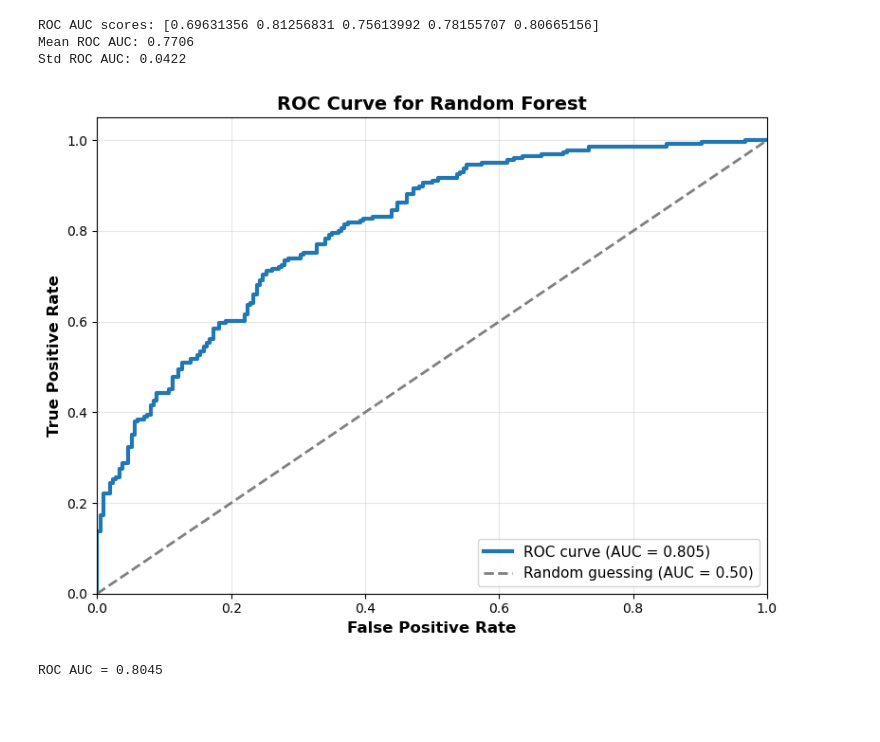
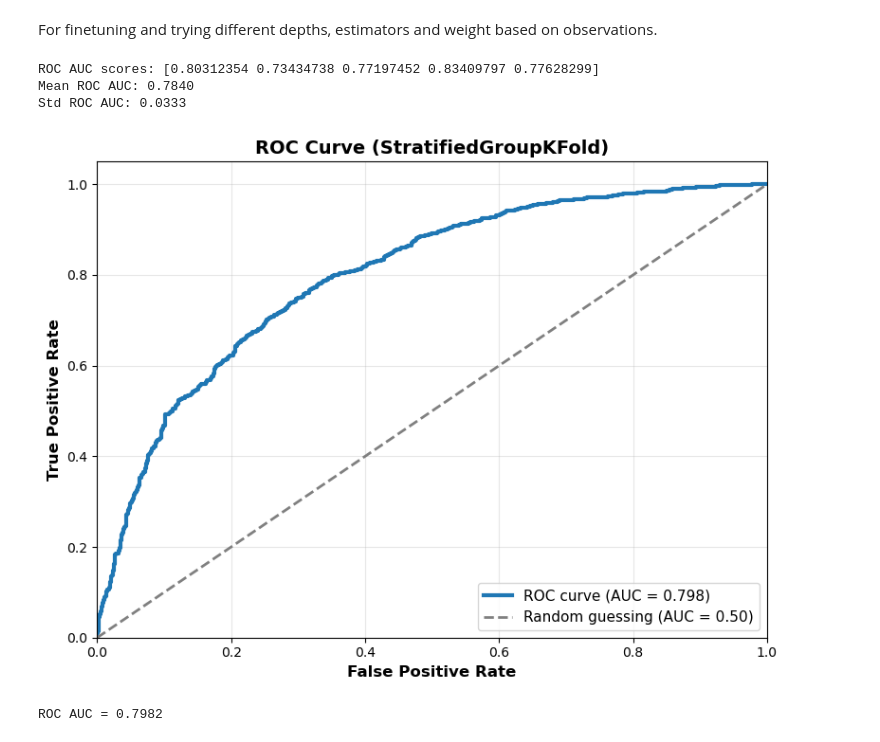
Before and after one commit to FrejaITU/2026_PDS_Whales_Also_Have_Skin_Lesions, a Jupyter notebook: src/Model evaluation/random_forest.ipynb, the cells around one changed output. Drawn from its saved outputs; the diff is of its cells as text; code cells hidden in the pictures; blank space fills up the shorter version.

```diff
--- a/src/Model evaluation/random_forest.ipynb
+++ b/src/Model evaluation/random_forest.ipynb
@@ -266,7 +158,6 @@ Train_acc: 0.8135 - val_acc: 0.7098 - Train_AUC: 0.9044 - Val_AUC: 0.8152
+# %% [markdown]
+For finetuning and trying different depths, estimators and weight based on observations.
 # %%
-from sklearn.model_selection import StratifiedGroupKFold, cross_val_score
-from sklearn.ensemble import RandomForestClassifier
-
 # Patient groups for the training data
 groups_train = df.loc[X_train.index, "patient_id"]
 
@@ -280,9 +171,9 @@ cv = StratifiedGroupKFold(
 # Model to evaluate
 model = RandomForestClassifier(
     n_estimators=500,
-    max_depth=8,
+    max_depth=6,
     random_state=42,
-    class_weight={0: 1, 1: 1.5}
+    class_weight="balanced"
 )
 
 # Cross-validation scores
@@ -299,37 +190,64 @@ print("ROC AUC scores:", scores)
 print(f"Mean ROC AUC: {scores.mean():.4f}")
 print(f"Std ROC AUC: {scores.std():.4f}")
 # %% [output]
-ROC AUC scores: [0.69631356 0.81256831 0.75613992 0.78155707 0.80665156]
-Mean ROC AUC: 0.7706
-Std ROC AUC: 0.0422
+ROC AUC scores: [0.80312354 0.73434738 0.77197452 0.83409797 0.77628299]
+Mean ROC AUC: 0.7840
+Std ROC AUC: 0.0333
 # %%
-# Plot ROC curve for the Random Forest model
-import matplotlib.pyplot as plt
-from sklearn.metrics import roc_curve
-from sklearn.metrics import auc
+groups = df["patient_id"]
 
-model.fit(X_train, y_train)
-y_pred_proba = model.predict_proba(X_test)[:, 1]
+cv = StratifiedGroupKFold(
+    n_splits=5,
+    shuffle=True,
+    random_state=42
+)
 
-fpr, tpr, thresholds = roc_curve(y_test, y_pred_proba)
+y_true_all = []
+y_proba_all = []
+
+for train_idx, test_idx in cv.split(X_train, y_train, groups):
+
+    X_tr, X_te = X.iloc[train_idx], X.iloc[test_idx]
+    y_tr, y_te = y.iloc[train_idx], y.iloc[test_idx]
+
+    model = RandomForestClassifier(
+        n_estimators=500,
+        max_depth=6,
+        random_state=42,
+        class_weight="balanced"
+    )
+
+    model.fit(X_tr, y_tr)
+
+    y_pred_proba = model.predict_proba(X_te)[:, 1]
+
+    y_true_all.extend(y_te)
+    y_proba_all.extend(y_pred_proba)
+
+y_true_all = np.array(y_true_all)
+y_proba_all = np.array(y_proba_all)
+
+fpr, tpr, thresholds = roc_curve(y_true_all, y_proba_all)
 roc_auc_value = auc(fpr, tpr)
 
 plt.figure(figsize=(8, 6))
-plt.plot(fpr, tpr, color='#1f77b4', linewidth=3, label=f'ROC curve (AUC = {roc_auc_value:.3f})')
-plt.plot([0, 1], [0, 1], color='gray', linestyle='--', linewidth=2, label='Random guessing (AUC = 0.50)')
+plt.plot(fpr, tpr, color='#1f77b4', linewidth=3,
+         label=f'ROC curve (AUC = {roc_auc_value:.3f})')
+plt.plot([0, 1], [0, 1], color='gray', linestyle='--', linewidth=2,
+         label='Random guessing (AUC = 0.50)')
 
 plt.xlabel('False Positive Rate', fontsize=12, fontweight='bold')
 plt.ylabel('True Positive Rate', fontsize=12, fontweight='bold')
-plt.title('ROC Curve for Random Forest', fontsize=14, fontweight='bold')
+plt.title('ROC Curve (StratifiedGroupKFold)', fontsize=14, fontweight='bold')
 plt.legend(loc='lower right', fontsize=11)
 plt.grid(alpha=0.3)
 plt.xlim([0.0, 1.0])
 plt.ylim([0.0, 1.05])
 plt.tight_layout()
 plt.show()
 
 print(f'ROC AUC = {roc_auc_value:.4f}')
 # %% [output]
-[figure, old version]
+[figure, new version]
-ROC AUC = 0.8045
+ROC AUC = 0.7982
 # %%
```
Also changed, not shown: parts of 12 cells of this notebook.
